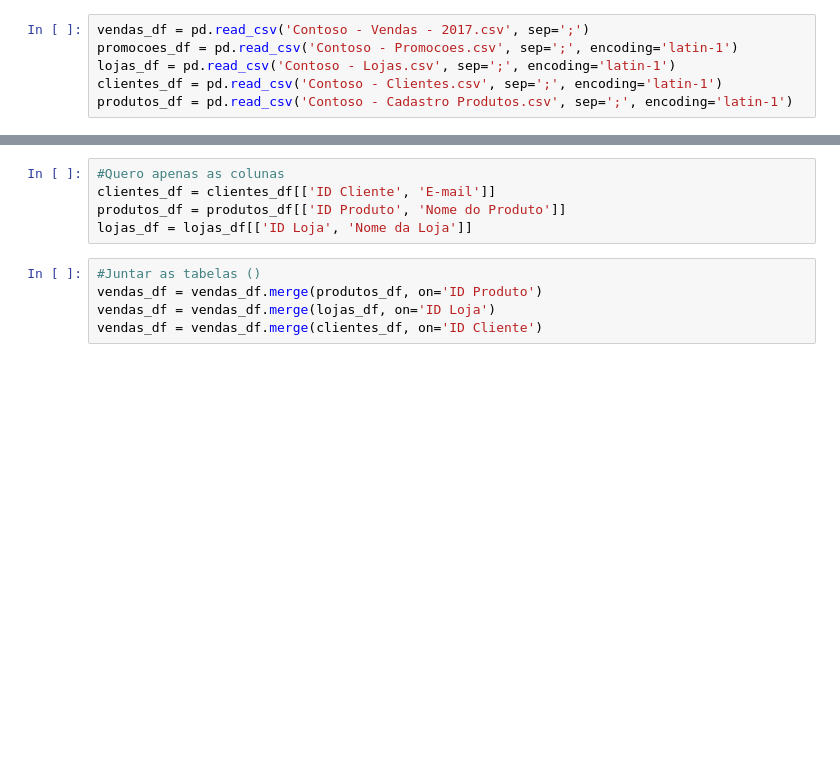
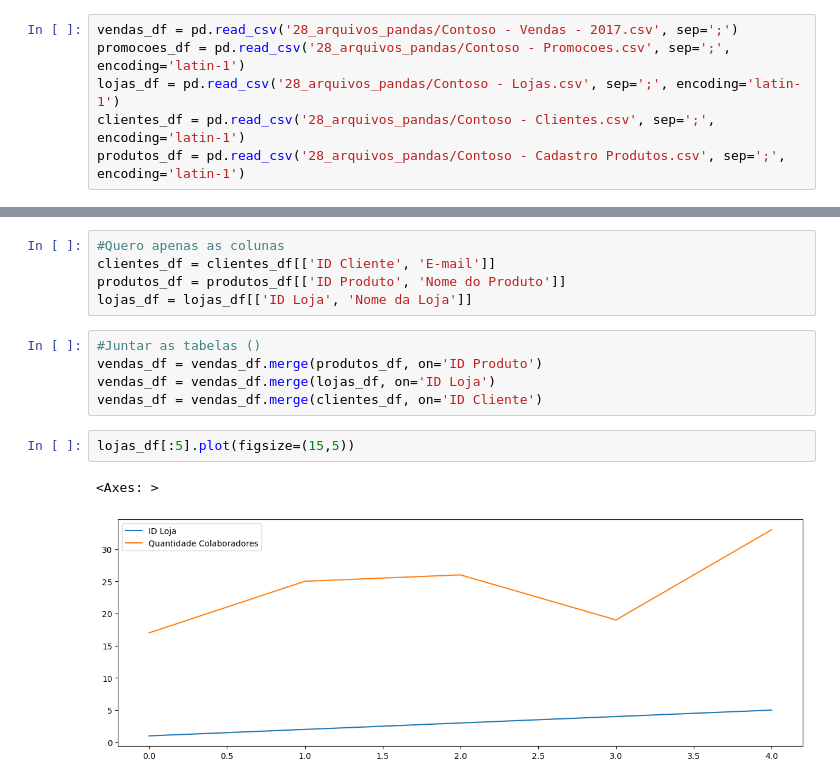
Before and after one commit to raycavalcante/Ciencia_De_Dados, a Jupyter notebook: CIENCIA_DE_DADOS/MODULO_01/Abril/30_aula_pandas_Alter.ipynb, the cells around one changed output, grey strips where cells are left out. Cells and saved outputs as stored; diff of their text form; blank space fills up the shorter version.

Commit message:
Fazendo o push com os arquivos modificados

```diff
--- a/CIENCIA_DE_DADOS/MODULO_01/Abril/30_aula_pandas_Alter.ipynb
+++ b/CIENCIA_DE_DADOS/MODULO_01/Abril/30_aula_pandas_Alter.ipynb
@@ -1,10 +1,10 @@
 # %%
 import pandas as pd
 # %%
-vendas_df = pd.read_csv('Contoso - Vendas - 2017.csv', sep=';')
-promocoes_df = pd.read_csv('Contoso - Promocoes.csv', sep=';', encoding='latin-1')
-lojas_df = pd.read_csv('Contoso - Lojas.csv', sep=';', encoding='latin-1')
-clientes_df = pd.read_csv('Contoso - Clientes.csv', sep=';', encoding='latin-1')
-produtos_df = pd.read_csv('Contoso - Cadastro Produtos.csv', sep=';', encoding='latin-1')
+vendas_df = pd.read_csv('28_arquivos_pandas/Contoso - Vendas - 2017.csv', sep=';')
+promocoes_df = pd.read_csv('28_arquivos_pandas/Contoso - Promocoes.csv', sep=';', encoding='latin-1')
+lojas_df = pd.read_csv('28_arquivos_pandas/Contoso - Lojas.csv', sep=';', encoding='latin-1')
+clientes_df = pd.read_csv('28_arquivos_pandas/Contoso - Clientes.csv', sep=';', encoding='latin-1')
+produtos_df = pd.read_csv('28_arquivos_pandas/Contoso - Cadastro Produtos.csv', sep=';', encoding='latin-1')
 # %%
 display(vendas_df)
@@ -28,3 +70,8 @@ lojas_df = lojas_df[['ID Loja', 'Nome da Loja']]
 vendas_df = vendas_df.merge(produtos_df, on='ID Produto')
 vendas_df = vendas_df.merge(lojas_df, on='ID Loja')
 vendas_df = vendas_df.merge(clientes_df, on='ID Cliente')
+# %%
+lojas_df[:5].plot(figsize=(15,5))
+# %% [output]
+<Axes: >
+[figure, added]
```
Also changed, not shown: parts of 3 cells of this notebook, 2 other files.
